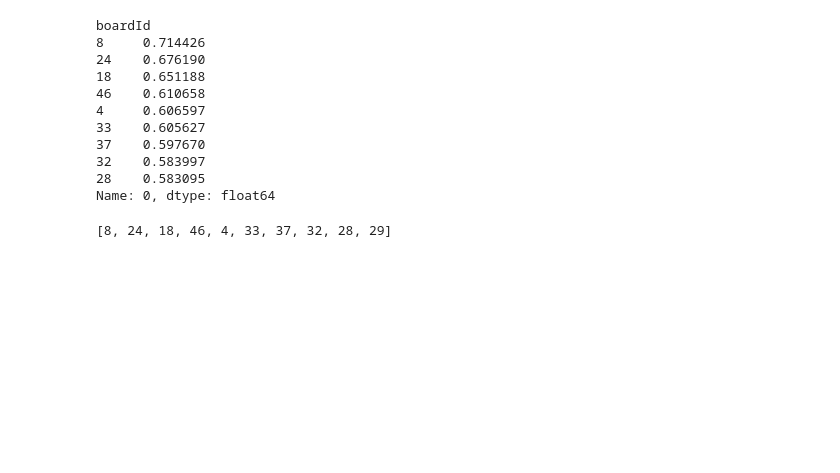
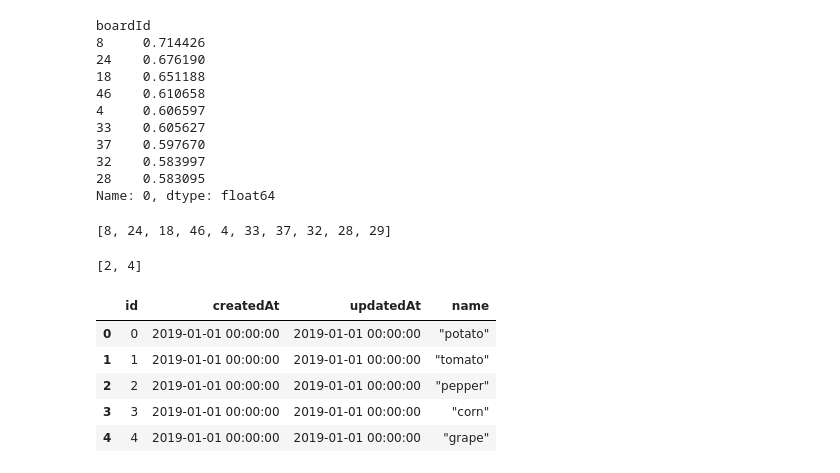
Before and after one commit to Picks-and-Shovels/farm-world-ml, a Jupyter notebook: recommendation/recommend.ipynb, the cells around one changed output. Saved outputs shown, nothing was run; the diff lists cells and outputs as text; code cells hidden in the pictures; blank space fills up the shorter version.

```diff
--- a/recommendation/recommend.ipynb
+++ b/recommendation/recommend.ipynb
@@ -3,9 +3,12 @@ import pandas as pd
 
 from sklearn.metrics.pairwise import cosine_similarity
 # %%
+userId = 0
+
 user_data = pd.read_csv("data/user.csv")
 board_data = pd.read_csv("data/board_read_like.csv")
 farm_data = pd.read_csv("data/farm.csv")
+tag_data = pd.read_csv("data/tag.csv")
 # %%
 user_data.head()
 # %% [output]
@@ -101,3 +104,19 @@ sim_view.extend(sim_df[0].sort_values(ascending=False)[1:11].index)
 print(sim_view)
 # %% [output]
 [8, 24, 18, 46, 4, 33, 37, 32, 28, 29]
+# %%
+farm_data = farm_data[['userId', 'crop0', 'crop1', 'crop2', 'crop3']]
+crop_set = set(farm_data.loc[farm_data['userId'] == userId, ['crop0', 'crop1', 'crop2', 'crop3']].values.flatten())
+crop_list = list(crop_set)
+print(crop_list)
+# %% [output]
+[2, 4]
+# %%
+tag_data.head()
+# %% [output]
+|  | id | createdAt | updatedAt | name |
+| 0 | 0 | 2019-01-01 00:00:00 | 2019-01-01 00:00:00 | "potato" |
+| 1 | 1 | 2019-01-01 00:00:00 | 2019-01-01 00:00:00 | "tomato" |
+| 2 | 2 | 2019-01-01 00:00:00 | 2019-01-01 00:00:00 | "pepper" |
+| 3 | 3 | 2019-01-01 00:00:00 | 2019-01-01 00:00:00 | "corn" |
+| 4 | 4 | 2019-01-01 00:00:00 | 2019-01-01 00:00:00 | "grape" |
```
Also changed, not shown: parts of 2 cells of this notebook, 6 other files.
